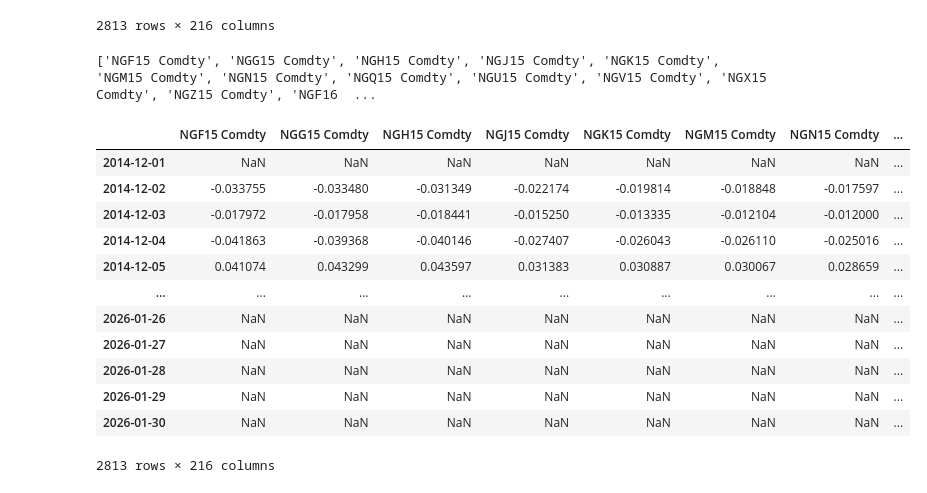
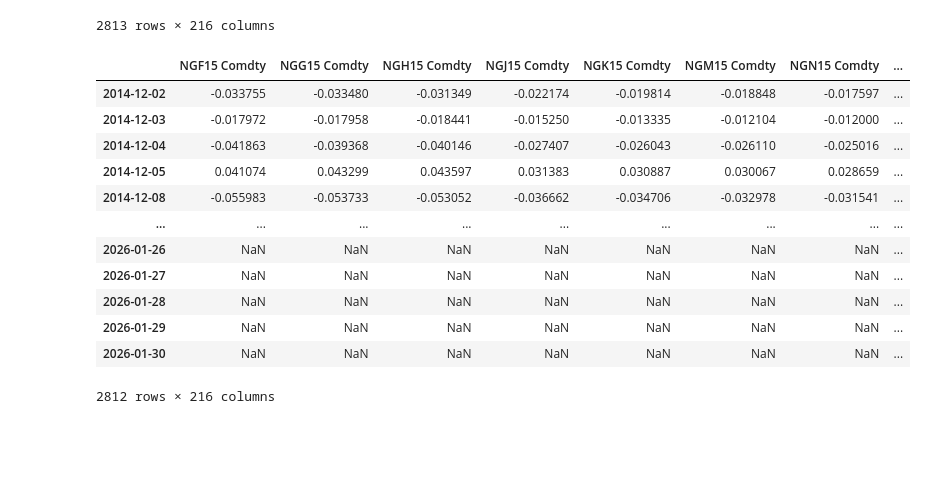
Before and after one commit to sinhaarya04/MeanRevertingProj, a Jupyter notebook: testing.ipynb, the cells around one changed output. Drawn from its saved outputs; the diff is of its cells as text; code cells hidden in the pictures; blank space fills up the shorter version.

```diff
--- a/testing.ipynb
+++ b/testing.ipynb
@@ -28,34 +43,51 @@ ng_futures_prices_df
 | 2026-01-30 | NaN | NaN | NaN | NaN | NaN | NaN | NaN | ... |
 2813 rows × 216 columns
 # %%
+# List of all contracts
 contract_list = []
 
 for i in ng_futures_prices_df.columns:
 
     contract_list.append(i)
 
-print(contract_list)
+# Create dictionary with contract letters as keys and months as values (ie 'F': '01')
+contract_letters_dict = {}
+
+letter_list = []
+for i in contract_list:
+    if i[3:5] == '15':
+        letter_list.append(i[2])
+
+count = 1
+
+while count <= 12:
+
+    if count < 10:
+        contract_letters_dict[letter_list[count - 1]] = '0' + str(count)
+
+    else:
+        contract_letters_dict[letter_list[count - 1]] = str(count)
+    count += 1
-# %% [output]
-['NGF15 Comdty', 'NGG15 Comdty', 'NGH15 Comdty', 'NGJ15 Comdty', 'NGK15 Comdty', 'NGM15 Comdty', 'NGN15 Comdty', 'NGQ15 Comdty', 'NGU15 Comdty', 'NGV15 Comdty', 'NGX15 Comdty', 'NGZ15 Comdty', 'NGF16  ...
 # %%
 # Get log returns for all the contracts
 ng_log_returns_df = pd.DataFrame()
 
 for i in contract_list:
     ng_log_returns_df[i] = np.log(ng_futures_prices_df[i] / ng_futures_prices_df[i].shift(1))
 
+ng_log_returns_df.dropna(how = 'all', inplace = True)
 ng_log_returns_df
 # %% [output]
 |  | NGF15 Comdty | NGG15 Comdty | NGH15 Comdty | NGJ15 Comdty | NGK15 Comdty | NGM15 Comdty | NGN15 Comdty | ... |
-| 2014-12-01 | NaN | NaN | NaN | NaN | NaN | NaN | NaN | ... |
 | 2014-12-02 | -0.033755 | -0.033480 | -0.031349 | -0.022174 | -0.019814 | -0.018848 | -0.017597 | ... |
 | 2014-12-03 | -0.017972 | -0.017958 | -0.018441 | -0.015250 | -0.013335 | -0.012104 | -0.012000 | ... |
 | 2014-12-04 | -0.041863 | -0.039368 | -0.040146 | -0.027407 | -0.026043 | -0.026110 | -0.025016 | ... |
 | 2014-12-05 | 0.041074 | 0.043299 | 0.043597 | 0.031383 | 0.030887 | 0.030067 | 0.028659 | ... |
+| 2014-12-08 | -0.055983 | -0.053733 | -0.053052 | -0.036662 | -0.034706 | -0.032978 | -0.031541 | ... |
 | ... | ... | ... | ... | ... | ... | ... | ... | ... |
 | 2026-01-26 | NaN | NaN | NaN | NaN | NaN | NaN | NaN | ... |
 | 2026-01-27 | NaN | NaN | NaN | NaN | NaN | NaN | NaN | ... |
 | 2026-01-28 | NaN | NaN | NaN | NaN | NaN | NaN | NaN | ... |
 | 2026-01-29 | NaN | NaN | NaN | NaN | NaN | NaN | NaN | ... |
 | 2026-01-30 | NaN | NaN | NaN | NaN | NaN | NaN | NaN | ... |
-2813 rows × 216 columns
+2812 rows × 216 columns
```
Also changed, not shown: parts of 5 cells of this notebook.
